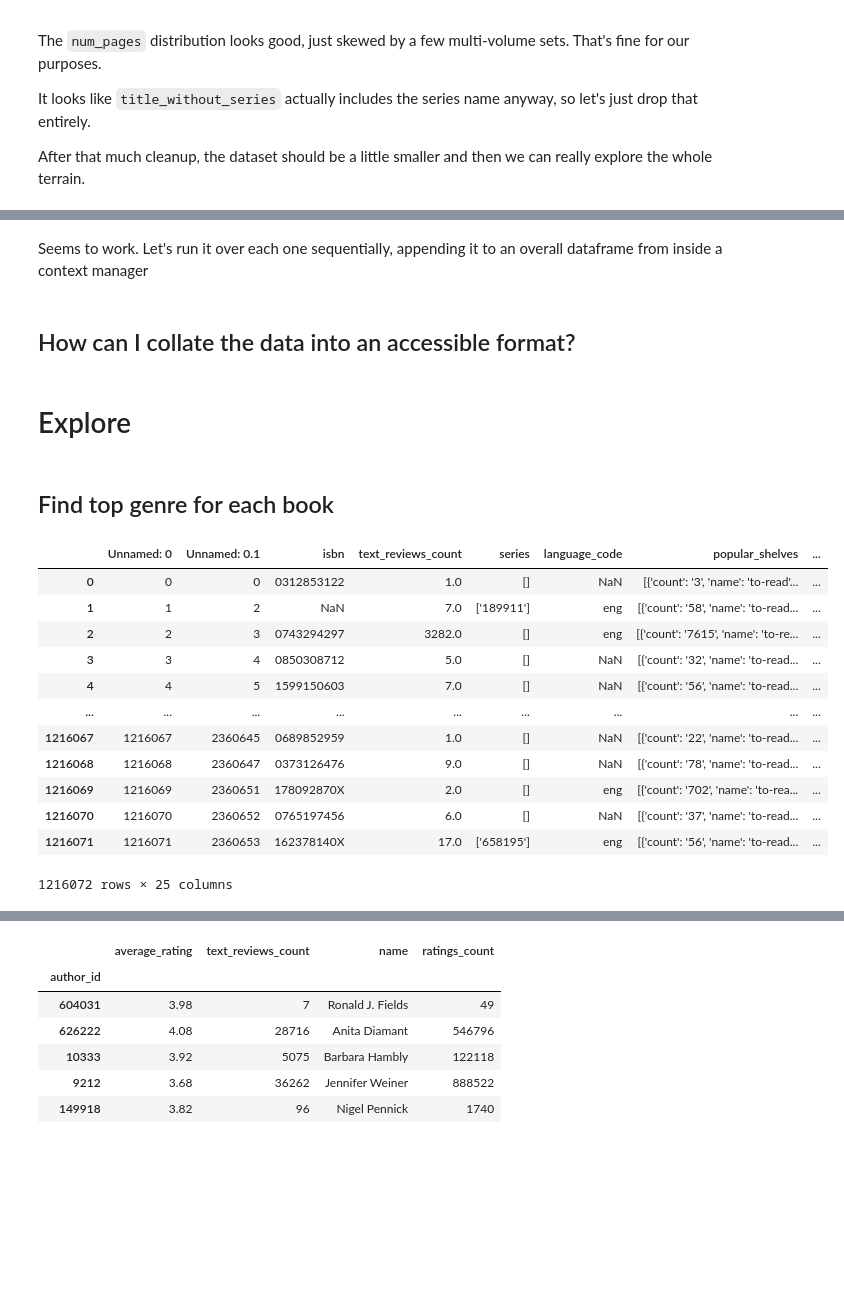
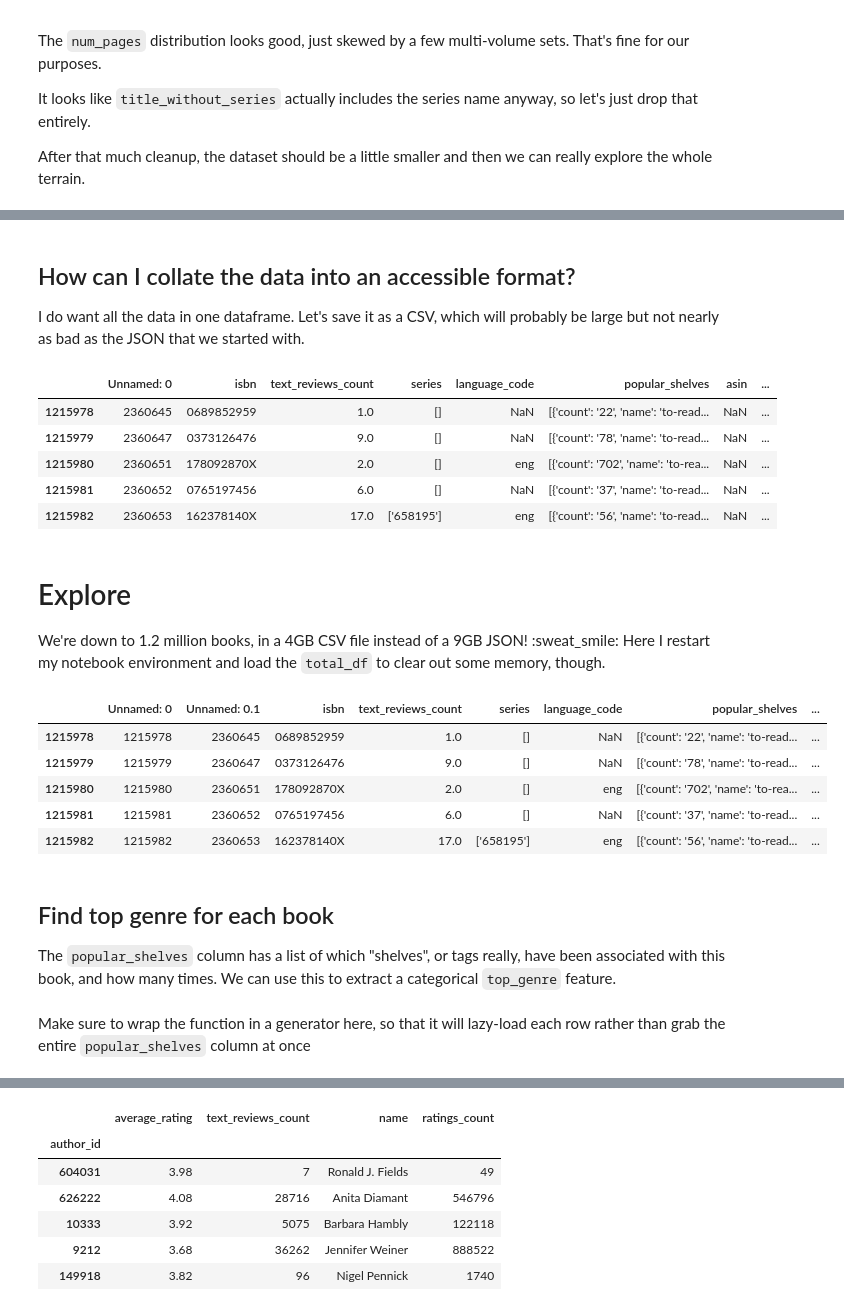
Before and after one commit to deepfates/fastpages, a Jupyter notebook: _notebooks/2021-06-28-data-collation.ipynb, the cells around one changed output, grey strips where cells are left out. Cells and saved outputs as stored; diff of their text form; code cells hidden in the pictures; blank space fills up the shorter version.

```diff
--- a/_notebooks/2021-06-28-data-collation.ipynb
+++ b/_notebooks/2021-06-28-data-collation.ipynb
@@ -110,8 +131,8 @@ len(cleaned_df)
-# %% [markdown]
-Seems to work. Let's run it over each one sequentially, appending it to an overall dataframe from inside a context manager
-# %% [markdown]
-
-## How can I collate the data into an accessible format?
+# %% [markdown]
+
+## How can I collate the data into an accessible format?
+
+I do want all the data in one dataframe. Let's save it as a CSV, which will probably be large but not nearly as bad as the JSON that we started with.
 # %%
 total_df = pd.DataFrame()
 # %%
@@ -122,4 +143,11 @@ for i in tqdm(range(24)):
     total_df = pd.concat([total_df,cleaned_df], ignore_index=True)
 # %%
-total_df
+total_df.tail()
+# %% [output]
+|  | Unnamed: 0 | isbn | text_reviews_count | series | language_code | popular_shelves | asin | ... |
+| 1215978 | 2360645 | 0689852959 | 1.0 | [] | NaN | [{'count': '22', 'name': 'to-read... | NaN | ... |
+| 1215979 | 2360647 | 0373126476 | 9.0 | [] | NaN | [{'count': '78', 'name': 'to-read... | NaN | ... |
+| 1215980 | 2360651 | 178092870X | 2.0 | [] | eng | [{'count': '702', 'name': 'to-rea... | NaN | ... |
+| 1215981 | 2360652 | 0765197456 | 6.0 | [] | NaN | [{'count': '37', 'name': 'to-read... | NaN | ... |
+| 1215982 | 2360653 | 162378140X | 17.0 | ['658195'] | eng | [{'count': '56', 'name': 'to-read... | NaN | ... |
 # %%
@@ -127,25 +155,26 @@ total_df.to_csv('records/cleaned_goodreads_books.csv')
-# %% [markdown]
-# Explore
-# %% [markdown]
-## Find top genre for each book
+# %% [markdown]
+# Explore
+
+We're down to 1.2 million books, in a 4GB CSV file instead of a 9GB JSON! :sweat_smile: Here I restart my notebook environment and load the `total_df` to clear out some memory, though.
+# %%
+import pandas as pd
+
+pd.set_option("display.max_columns", None)
 # %%
-total_df = pd.read_csv('records/cleaned_goodreads_books.csv')
+total_df = pd.read_csv('../../records/cleaned_goodreads_books.csv')
 # %%
-total_df
+total_df.tail()
 # %% [output]
 |  | Unnamed: 0 | Unnamed: 0.1 | isbn | text_reviews_count | series | language_code | popular_shelves | ... |
-| 0 | 0 | 0 | 0312853122 | 1.0 | [] | NaN | [{'count': '3', 'name': 'to-read'... | ... |
-| 1 | 1 | 2 | NaN | 7.0 | ['189911'] | eng | [{'count': '58', 'name': 'to-read... | ... |
-| 2 | 2 | 3 | 0743294297 | 3282.0 | [] | eng | [{'count': '7615', 'name': 'to-re... | ... |
-| 3 | 3 | 4 | 0850308712 | 5.0 | [] | NaN | [{'count': '32', 'name': 'to-read... | ... |
-| 4 | 4 | 5 | 1599150603 | 7.0 | [] | NaN | [{'count': '56', 'name': 'to-read... | ... |
-| ... | ... | ... | ... | ... | ... | ... | ... | ... |
-| 1216067 | 1216067 | 2360645 | 0689852959 | 1.0 | [] | NaN | [{'count': '22', 'name': 'to-read... | ... |
-| 1216068 | 1216068 | 2360647 | 0373126476 | 9.0 | [] | NaN | [{'count': '78', 'name': 'to-read... | ... |
-| 1216069 | 1216069 | 2360651 | 178092870X | 2.0 | [] | eng | [{'count': '702', 'name': 'to-rea... | ... |
-| 1216070 | 1216070 | 2360652 | 0765197456 | 6.0 | [] | NaN | [{'count': '37', 'name': 'to-read... | ... |
-| 1216071 | 1216071 | 2360653 | 162378140X | 17.0 | ['658195'] | eng | [{'count': '56', 'name': 'to-read... | ... |
+| 1215978 | 1215978 | 2360645 | 0689852959 | 1.0 | [] | NaN | [{'count': '22', 'name': 'to-read... | ... |
+| 1215979 | 1215979 | 2360647 | 0373126476 | 9.0 | [] | NaN | [{'count': '78', 'name': 'to-read... | ... |
+| 1215980 | 1215980 | 2360651 | 178092870X | 2.0 | [] | eng | [{'count': '702', 'name': 'to-rea... | ... |
+| 1215981 | 1215981 | 2360652 | 0765197456 | 6.0 | [] | NaN | [{'count': '37', 'name': 'to-read... | ... |
+| 1215982 | 1215982 | 2360653 | 162378140X | 17.0 | ['658195'] | eng | [{'count': '56', 'name': 'to-read... | ... |
-1216072 rows × 25 columns
+# %% [markdown]
+## Find top genre for each book
+
+The `popular_shelves` column has a list of which "shelves", or tags really, have been associated with this book, and how many times. We can use this to extract a categorical `top_genre` feature.
 # %%
 def get_genre(shelf_dict):
     if len(shelf_dict) > 0:
@@ -155,6 +184,8 @@ def get_genre(shelf_dict):
         else:
             return('NONFIC')
     return('UNK')
+# %% [markdown]
+Make sure to wrap the function in a generator here, so that it will lazy-load each row rather than grab the entire `popular_shelves` column at once
 # %%
 g = (get_genre(eval(o)) for o in total_df['popular_shelves'])
 total_df['top_genre'] = pd.Series(g, dtype='unicode')
```
Also changed, not shown: parts of 38 cells of this notebook, 4 other files.
